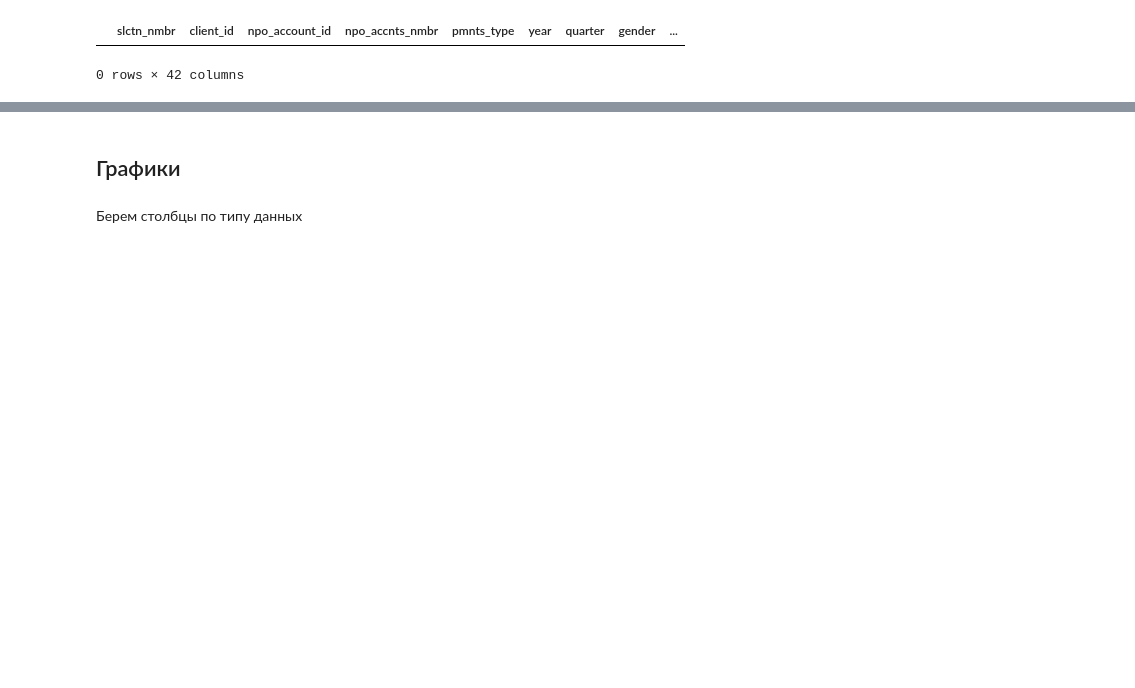
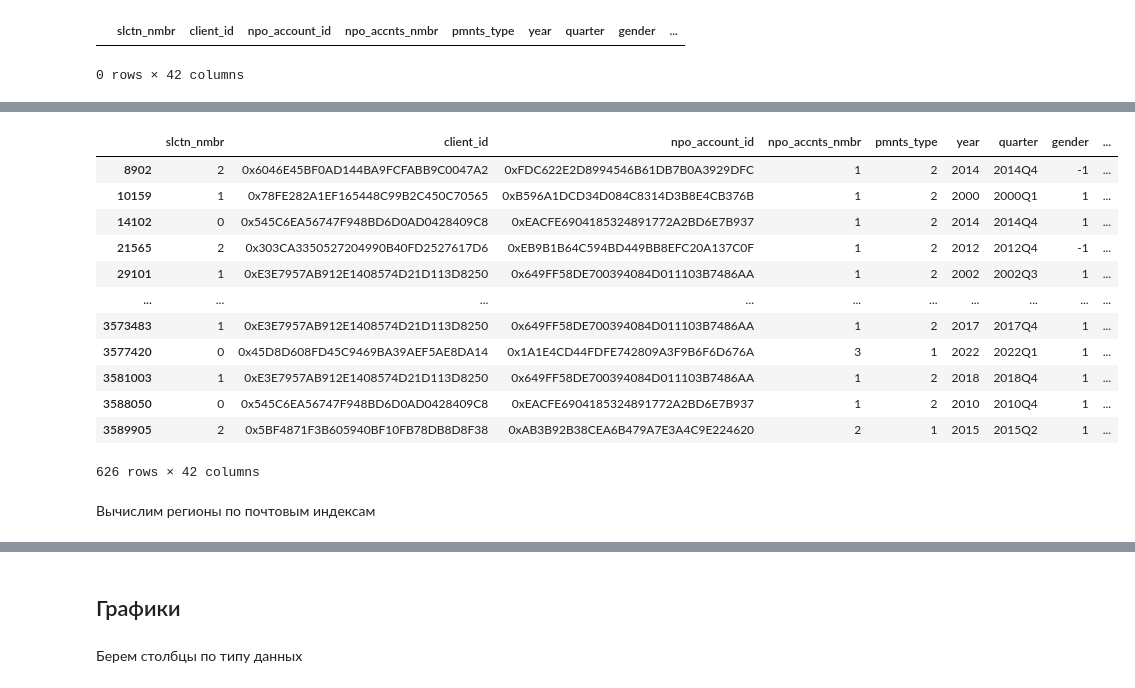
Before and after one commit to zibestr/AI-Hackathon-SFD, a Jupyter notebook: main.ipynb, the cells around one changed output, grey strips where cells are left out. Saved outputs shown, nothing was run; the diff lists cells and outputs as text; code cells hidden in the pictures; blank space fills up the shorter version.

```diff
--- a/main.ipynb
+++ b/main.ipynb
@@ -152,0 +193,18 @@ For example, when doing 'df[col].method(value, inplace=True)', try using 'df.met
+# %%
+train_df.loc[(train_df['postal_code'] < 100000) & (0 < train_df['postal_code']) & train_df['region'].notna()]
+# %% [output]
+|  | slctn_nmbr | client_id | npo_account_id | npo_accnts_nmbr | pmnts_type | year | quarter | gender | ... |
+| 8902 | 2 | 0x6046E45BF0AD144BA9FCFABB9C0047A2 | 0xFDC622E2D8994546B61DB7B0A3929DFC | 1 | 2 | 2014 | 2014Q4 | -1 | ... |
+| 10159 | 1 | 0x78FE282A1EF165448C99B2C450C70565 | 0xB596A1DCD34D084C8314D3B8E4CB376B | 1 | 2 | 2000 | 2000Q1 | 1 | ... |
+| 14102 | 0 | 0x545C6EA56747F948BD6D0AD0428409C8 | 0xEACFE6904185324891772A2BD6E7B937 | 1 | 2 | 2014 | 2014Q4 | 1 | ... |
+| 21565 | 2 | 0x303CA3350527204990B40FD2527617D6 | 0xEB9B1B64C594BD449BB8EFC20A137C0F | 1 | 2 | 2012 | 2012Q4 | -1 | ... |
+| 29101 | 1 | 0xE3E7957AB912E1408574D21D113D8250 | 0x649FF58DE700394084D011103B7486AA | 1 | 2 | 2002 | 2002Q3 | 1 | ... |
+| ... | ... | ... | ... | ... | ... | ... | ... | ... | ... |
+| 3573483 | 1 | 0xE3E7957AB912E1408574D21D113D8250 | 0x649FF58DE700394084D011103B7486AA | 1 | 2 | 2017 | 2017Q4 | 1 | ... |
+| 3577420 | 0 | 0x45D8D608FD45C9469BA39AEF5AE8DA14 | 0x1A1E4CD44FDFE742809A3F9B6F6D676A | 3 | 1 | 2022 | 2022Q1 | 1 | ... |
+| 3581003 | 1 | 0xE3E7957AB912E1408574D21D113D8250 | 0x649FF58DE700394084D011103B7486AA | 1 | 2 | 2018 | 2018Q4 | 1 | ... |
+| 3588050 | 0 | 0x545C6EA56747F948BD6D0AD0428409C8 | 0xEACFE6904185324891772A2BD6E7B937 | 1 | 2 | 2010 | 2010Q4 | 1 | ... |
+| 3589905 | 2 | 0x5BF4871F3B605940BF10FB78DB8D8F38 | 0xAB3B92B38CEA6B479A7E3A4C9E224620 | 2 | 1 | 2015 | 2015Q2 | 1 | ... |
+626 rows × 42 columns
+# %% [markdown]
+Вычислим регионы по почтовым индексам
```
Also changed, not shown: parts of 8 cells of this notebook.
